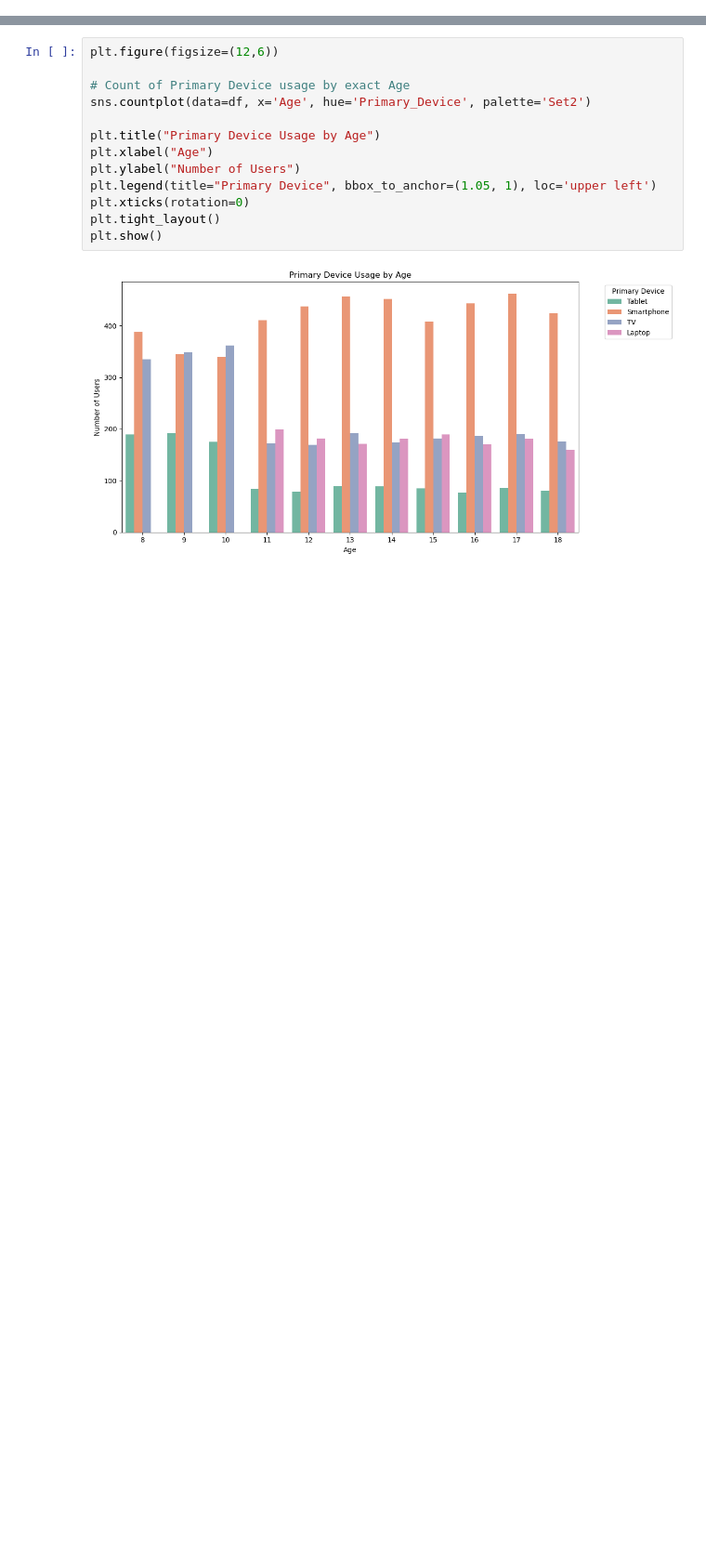
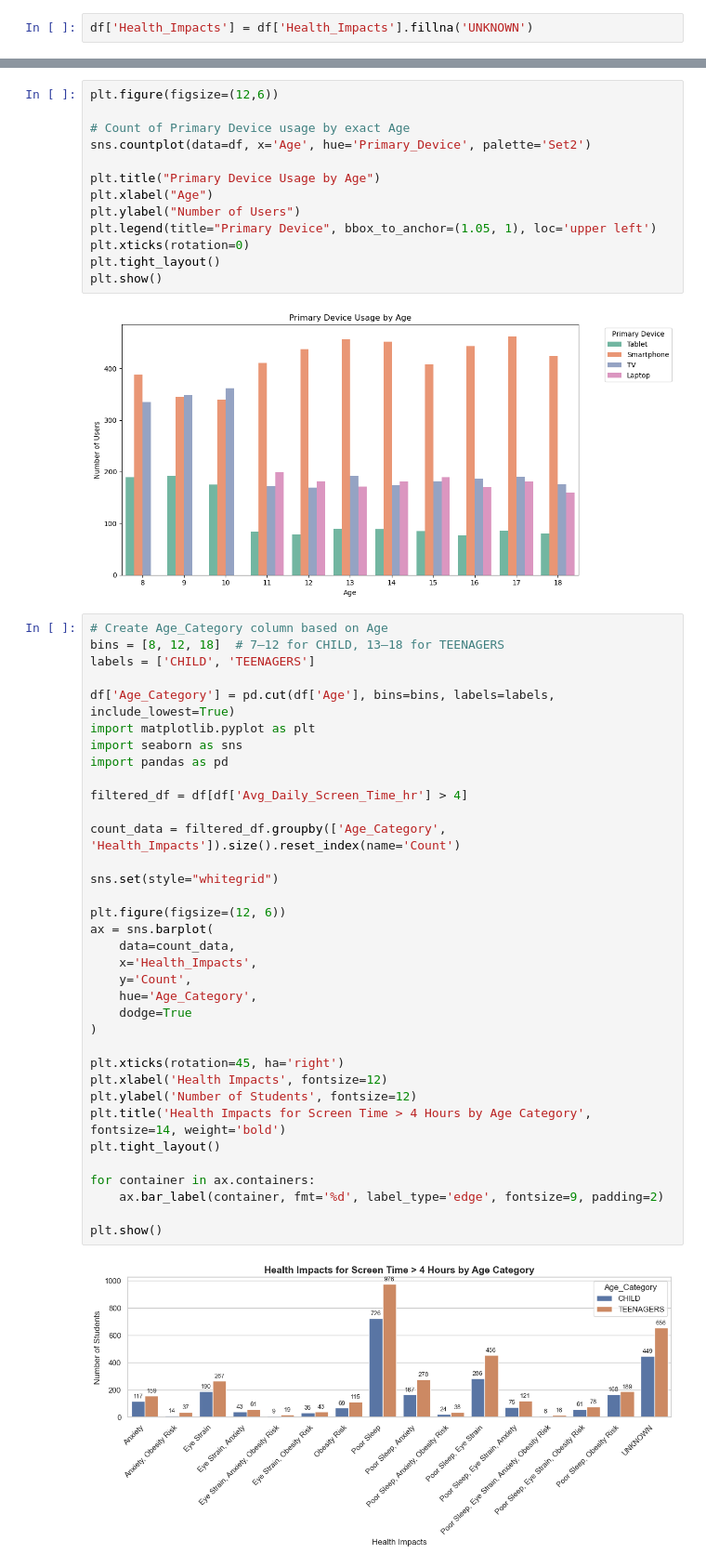
Before and after one commit to Nandhanaa-Mathesvaran/kids-screentime, a Jupyter notebook: SEP30.ipynb, the cells around one changed output, grey strips where cells are left out. Shown: that part at 93% size. Cells and saved outputs as stored; diff of their text form; blank space fills up the shorter version.

Commit message:
exploratory data analysis of screen time

```diff
--- a/SEP30.ipynb
+++ b/SEP30.ipynb
@@ -64,3 +64,5 @@ count    9712           9712           6494           9712
 unique      2              4             15              2
 top      Male     Smartphone     Poor Sleep          Urban
 freq     4942           4568           2268           6851
+# %%
+df['Health_Impacts'] = df['Health_Impacts'].fillna('UNKNOWN')
@@ -416,6 +431,43 @@ plt.tight_layout()
 plt.show()
 # %% [output]
 [figure]
+# %%
+# Create Age_Category column based on Age
+bins = [8, 12, 18]  # 7–12 for CHILD, 13–18 for TEENAGERS
+labels = ['CHILD', 'TEENAGERS']
+
+df['Age_Category'] = pd.cut(df['Age'], bins=bins, labels=labels, include_lowest=True)
+import matplotlib.pyplot as plt
+import seaborn as sns
+import pandas as pd
+
+filtered_df = df[df['Avg_Daily_Screen_Time_hr'] > 4]
+
+count_data = filtered_df.groupby(['Age_Category', 'Health_Impacts']).size().reset_index(name='Count')
+
+sns.set(style="whitegrid")
+
+plt.figure(figsize=(12, 6))
+ax = sns.barplot(
+    data=count_data,
+    x='Health_Impacts',
+    y='Count',
+    hue='Age_Category',
+    dodge=True
+)
+
+plt.xticks(rotation=45, ha='right')
+plt.xlabel('Health Impacts', fontsize=12)
+plt.ylabel('Number of Students', fontsize=12)
+plt.title('Health Impacts for Screen Time > 4 Hours by Age Category', fontsize=14, weight='bold')
+plt.tight_layout()
+
+for container in ax.containers:
+    ax.bar_label(container, fmt='%d', label_type='edge', fontsize=9, padding=2)
+
+plt.show()
+# %% [output]
+[figure, added]
 # %%
 numeric_cols = ['Age', 'Avg_Daily_Screen_Time_hr', 'Educational_to_Recreational_Ratio']
 
```
Also changed, not shown: parts of 3 cells of this notebook.
